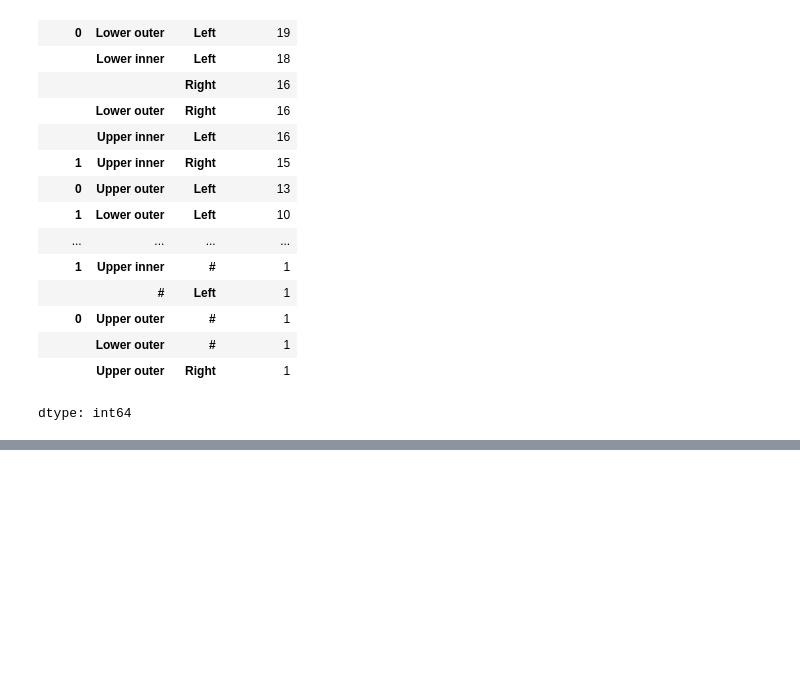
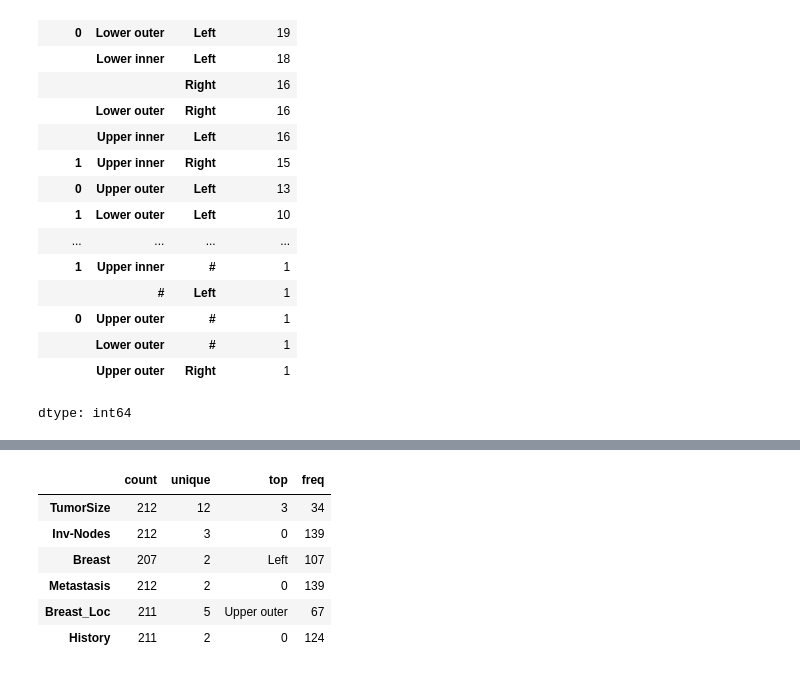
Before and after one commit to Eng-abdelhamed/Capstone-Project, a Jupyter notebook: breast_Cancer_.ipynb, the cells around one changed output, grey strips where cells are left out. Drawn from its saved outputs; the diff is of its cells as text; code cells hidden in the pictures; blank space fills up the shorter version.

```diff
--- a/breast_Cancer_.ipynb
+++ b/breast_Cancer_.ipynb
@@ -238,0 +286,10 @@ df[df['Breast'] == '#']
+# %%
+df.describe(include = 'O').T
+# %% [output]
+|  | count | unique | top | freq |
+| TumorSize | 212 | 12 | 3 | 34 |
+| Inv-Nodes | 212 | 3 | 0 | 139 |
+| Breast | 207 | 2 | Left | 107 |
+| Metastasis | 212 | 2 | 0 | 139 |
+| Breast_Loc | 211 | 5 | Upper outer | 67 |
+| History | 211 | 2 | 0 | 124 |
```
Also changed, not shown: parts of 8 cells of this notebook.
